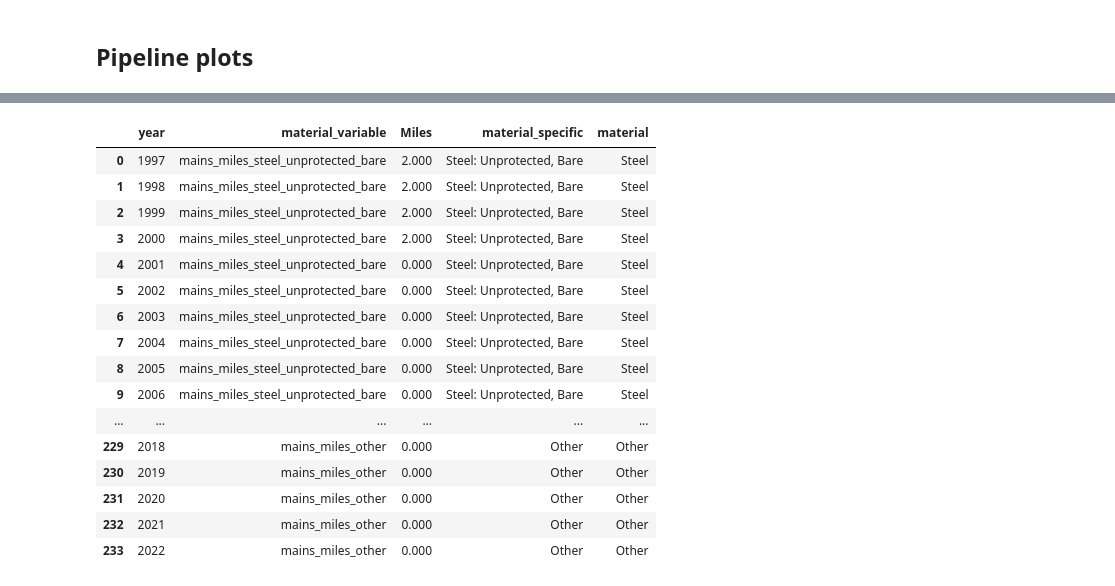
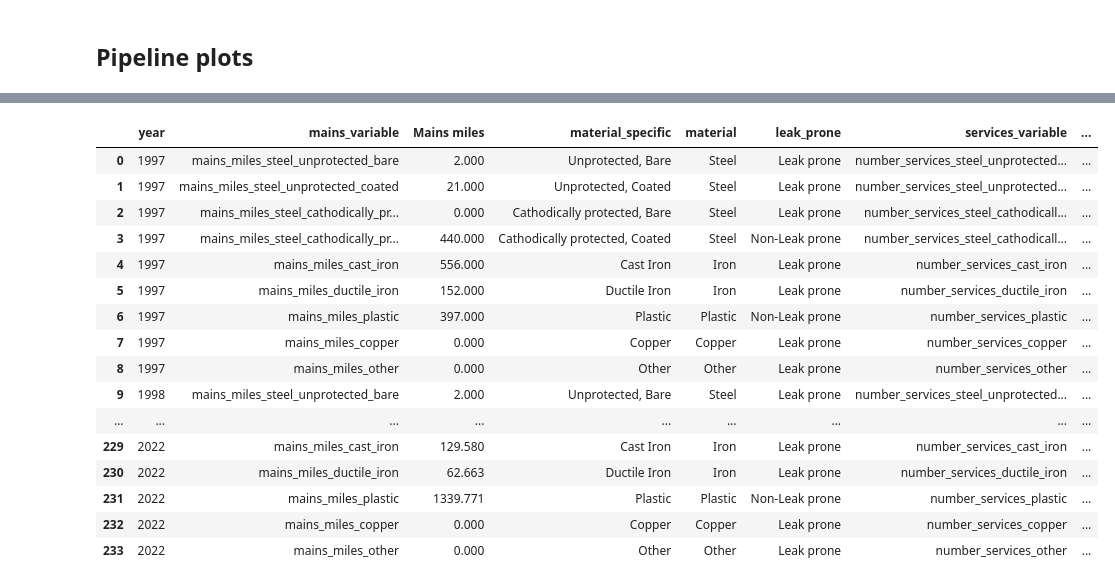
Before and after one commit to electrify-RVA/electrify-rva.github.io, a Jupyter notebook: data-analysis/pipelines.ipynb, the cells around one changed output, grey strips where cells are left out. Drawn from its saved outputs; the diff is of its cells as text; code cells hidden in the pictures.

Commit message:
Copy edit and adding leak prone & services analysis

```diff
--- a/data-analysis/pipelines.ipynb
+++ b/data-analysis/pipelines.ipynb
@@ -484,31 +461,50 @@ materials = pd.DataFrame(
 )
-# %%
-melted = eia_phmsa[
-    ["year", *materials['material_variable'].to_list()]
-].melt(
-    id_vars="year", var_name="material_variable", value_name="Miles"
-)
-
-melted = melted.merge(materials, on=['material_variable'])
-
-melted
-# %% [output]
-|  | year | material_variable | Miles | material_specific | material |
-| 0 | 1997 | mains_miles_steel_unprotected_bare | 2.000 | Steel: Unprotected, Bare | Steel |
-| 1 | 1998 | mains_miles_steel_unprotected_bare | 2.000 | Steel: Unprotected, Bare | Steel |
-| 2 | 1999 | mains_miles_steel_unprotected_bare | 2.000 | Steel: Unprotected, Bare | Steel |
-| 3 | 2000 | mains_miles_steel_unprotected_bare | 2.000 | Steel: Unprotected, Bare | Steel |
-| 4 | 2001 | mains_miles_steel_unprotected_bare | 0.000 | Steel: Unprotected, Bare | Steel |
-| 5 | 2002 | mains_miles_steel_unprotected_bare | 0.000 | Steel: Unprotected, Bare | Steel |
-| 6 | 2003 | mains_miles_steel_unprotected_bare | 0.000 | Steel: Unprotected, Bare | Steel |
-| 7 | 2004 | mains_miles_steel_unprotected_bare | 0.000 | Steel: Unprotected, Bare | Steel |
-| 8 | 2005 | mains_miles_steel_unprotected_bare | 0.000 | Steel: Unprotected, Bare | Steel |
-| 9 | 2006 | mains_miles_steel_unprotected_bare | 0.000 | Steel: Unprotected, Bare | Steel |
-| ... | ... | ... | ... | ... | ... |
-| 229 | 2018 | mains_miles_other | 0.000 | Other | Other |
-| 230 | 2019 | mains_miles_other | 0.000 | Other | Other |
-| 231 | 2020 | mains_miles_other | 0.000 | Other | Other |
-| 232 | 2021 | mains_miles_other | 0.000 | Other | Other |
-| 233 | 2022 | mains_miles_other | 0.000 | Other | Other |
+# %%
+mains_melted = eia_phmsa[
+    ["year", *materials['mains_variable'].to_list()]
+].melt(
+    id_vars="year",
+    var_name="mains_variable", value_name="Mains miles"
+).merge(
+    materials, on=['mains_variable']
+).drop('services_variable', axis=1)
+
+services_melted = eia_phmsa[
+    ["year", *materials['services_variable'].to_list()]
+].melt(
+    id_vars="year",
+    var_name="services_variable", value_name="Number of services"
+).merge(
+    materials, on=['services_variable']
+).drop('mains_variable', axis=1)
+
+melted = mains_melted.merge(
+    services_melted, on=['year', 'material_specific', 'material', 'leak_prone']
+).merge(
+    eia_phmsa[['year', 'average_service_length']]
+)
+
+# Convert length in feet to miles
+melted['Services miles'] = (melted['average_service_length'] / 5280) * melted['Number of services']
+
+melted
+# %% [output]
+|  | year | mains_variable | Mains miles | material_specific | material | leak_prone | services_variable | ... |
+| 0 | 1997 | mains_miles_steel_unprotected_bare | 2.000 | Unprotected, Bare | Steel | Leak prone | number_services_steel_unprotected... | ... |
+| 1 | 1997 | mains_miles_steel_unprotected_coated | 21.000 | Unprotected, Coated | Steel | Leak prone | number_services_steel_unprotected... | ... |
+| 2 | 1997 | mains_miles_steel_cathodically_pr... | 0.000 | Cathodically protected, Bare | Steel | Leak prone | number_services_steel_cathodicall... | ... |
+| 3 | 1997 | mains_miles_steel_cathodically_pr... | 440.000 | Cathodically protected, Coated | Steel | Non-Leak prone | number_services_steel_cathodicall... | ... |
+| 4 | 1997 | mains_miles_cast_iron | 556.000 | Cast Iron | Iron | Leak prone | number_services_cast_iron | ... |
+| 5 | 1997 | mains_miles_ductile_iron | 152.000 | Ductile Iron | Iron | Leak prone | number_services_ductile_iron | ... |
+| 6 | 1997 | mains_miles_plastic | 397.000 | Plastic | Plastic | Non-Leak prone | number_services_plastic | ... |
+| 7 | 1997 | mains_miles_copper | 0.000 | Copper | Copper | Leak prone | number_services_copper | ... |
+| 8 | 1997 | mains_miles_other | 0.000 | Other | Other | Leak prone | number_services_other | ... |
+| 9 | 1998 | mains_miles_steel_unprotected_bare | 2.000 | Unprotected, Bare | Steel | Leak prone | number_services_steel_unprotected... | ... |
+| ... | ... | ... | ... | ... | ... | ... | ... | ... |
+| 229 | 2022 | mains_miles_cast_iron | 129.580 | Cast Iron | Iron | Leak prone | number_services_cast_iron | ... |
+| 230 | 2022 | mains_miles_ductile_iron | 62.663 | Ductile Iron | Iron | Leak prone | number_services_ductile_iron | ... |
+| 231 | 2022 | mains_miles_plastic | 1339.771 | Plastic | Plastic | Non-Leak prone | number_services_plastic | ... |
+| 232 | 2022 | mains_miles_copper | 0.000 | Copper | Copper | Leak prone | number_services_copper | ... |
+| 233 | 2022 | mains_miles_other | 0.000 | Other | Other | Leak prone | number_services_other | ... |
 # %%
 fig = px.area(
```
Also changed, not shown: parts of 13 cells of this notebook, 17 other files.
